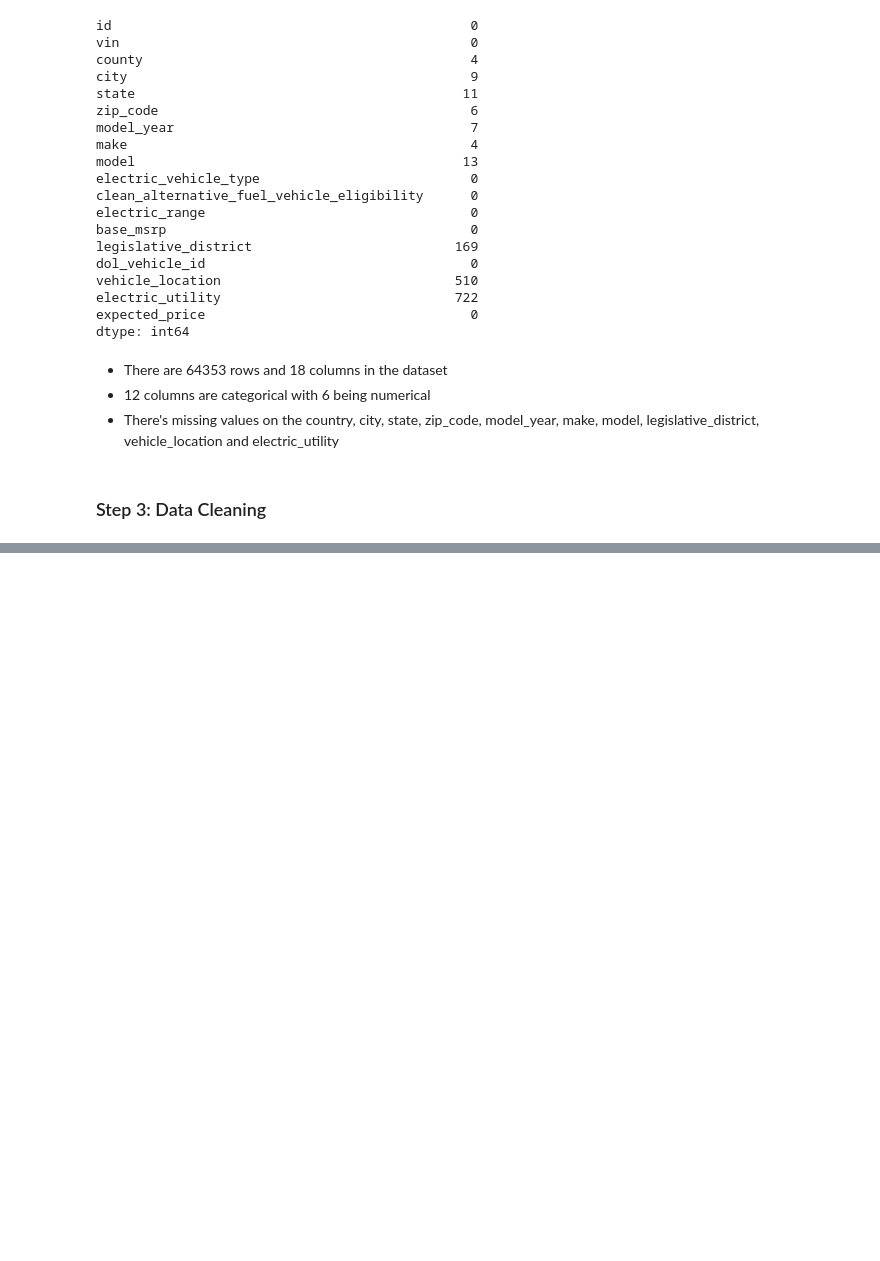
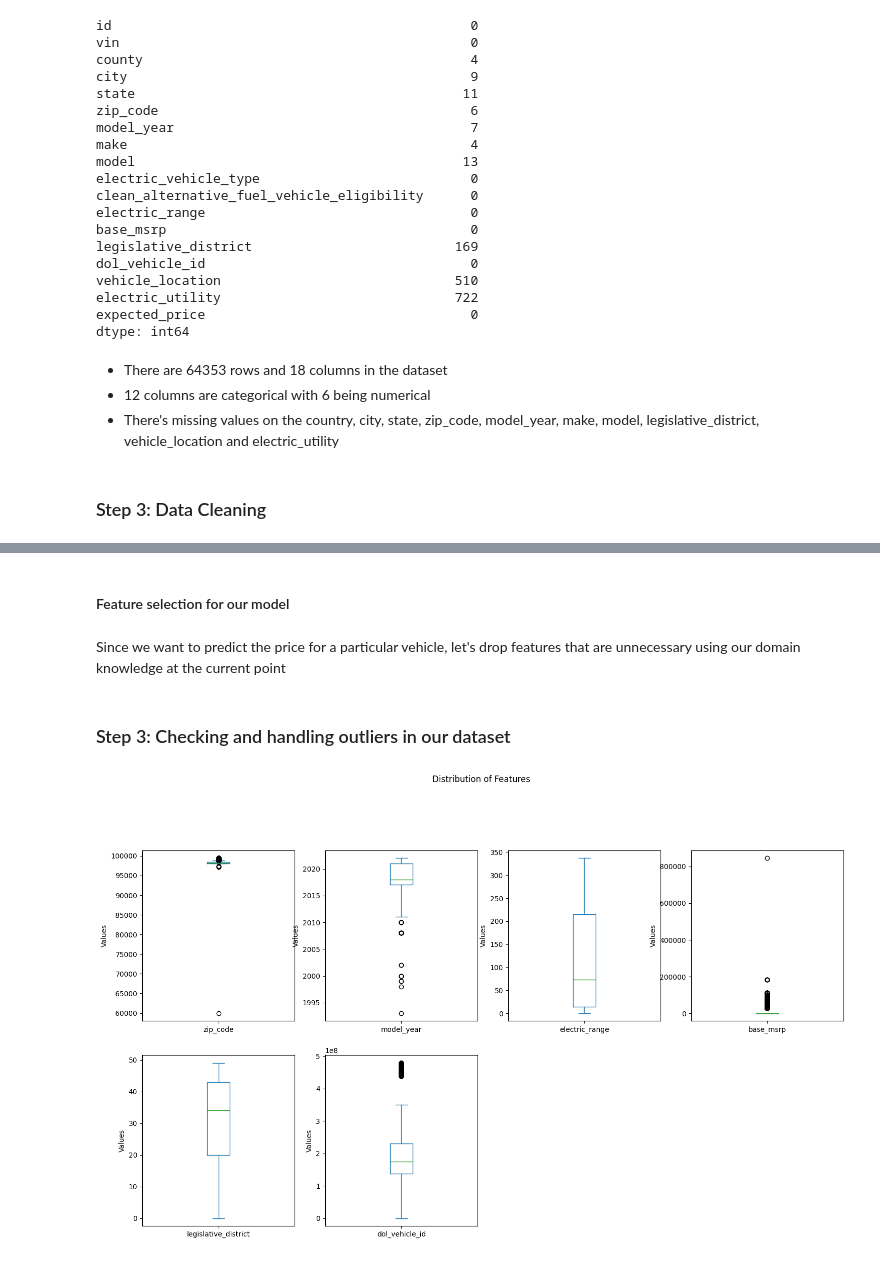
Before and after one commit to normanmunge/svm_model_electric_cars, a Jupyter notebook: svm-electric-cars-prediction.ipynb, the cells around one changed output, grey strips where cells are left out. Drawn from its saved outputs; the diff is of its cells as text; code cells hidden in the pictures; blank space fills up the shorter version.

Commit message:
Data cleans the data ie missing values and corrupted values

```diff
--- a/svm-electric-cars-prediction.ipynb
+++ b/svm-electric-cars-prediction.ipynb
@@ -137,0 +403,3 @@ profile = ProfileReport(df, title='Electric Cars in Washington State Department
+# %%
+# Fill in the missing values with Fusion since the near latest plug-in hybrid electric vehicle model_year closer to 2022 is 2016 witht the Ford model being Fusion
+df.loc[missing_models.index, 'model'] = 'Fusion'
@@ -137,0 +444,2 @@ profile = ProfileReport(df, title='Electric Cars in Washington State Department
+# %%
+df.dropna(subset=['legislative_district'],inplace=True)
@@ -137,0 +483,2 @@ profile = ProfileReport(df, title='Electric Cars in Washington State Department
+# %%
+df.dropna(subset=['vehicle_location'],inplace=True)
@@ -137,0 +547,2 @@ profile = ProfileReport(df, title='Electric Cars in Washington State Department
+# %%
+df.dropna(subset=['electric_utility'],inplace=True)
@@ -137,0 +593,4 @@ profile = ProfileReport(df, title='Electric Cars in Washington State Department
+# %% [markdown]
+#### Feature selection for our model
+# %% [markdown]
+Since we want to predict the price for a particular vehicle, let's drop features that are unnecessary using our domain knowledge at the current point
@@ -137,0 +599,8 @@ profile = ProfileReport(df, title='Electric Cars in Washington State Department
+# %% [markdown]
+### Step 3: Checking and handling outliers in our dataset
+# %%
+# Create a boxplot to see the distribution of data basing on the upper and lower percentiles
+df.plot(kind ='box', subplots=True, figsize=(18,15), layout =(3,4), ylabel='Values', title='Distribution of Features')
+plt.show()
+# %% [output]
+[figure, added]
```
Also changed, not shown: parts of 72 cells of this notebook.
